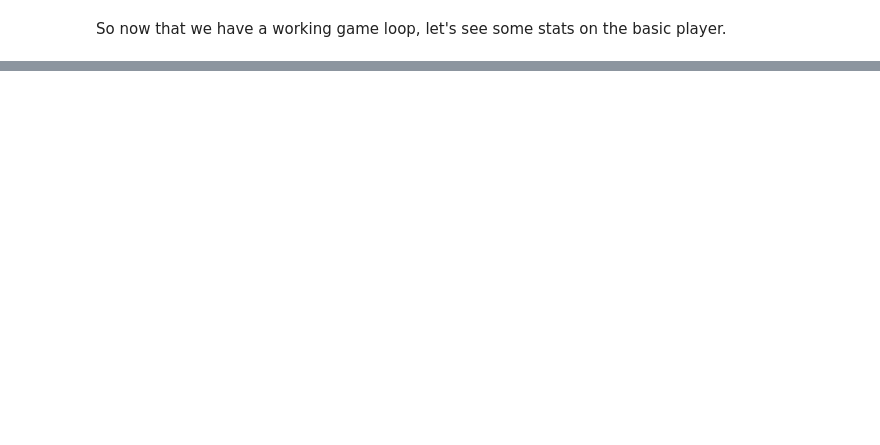
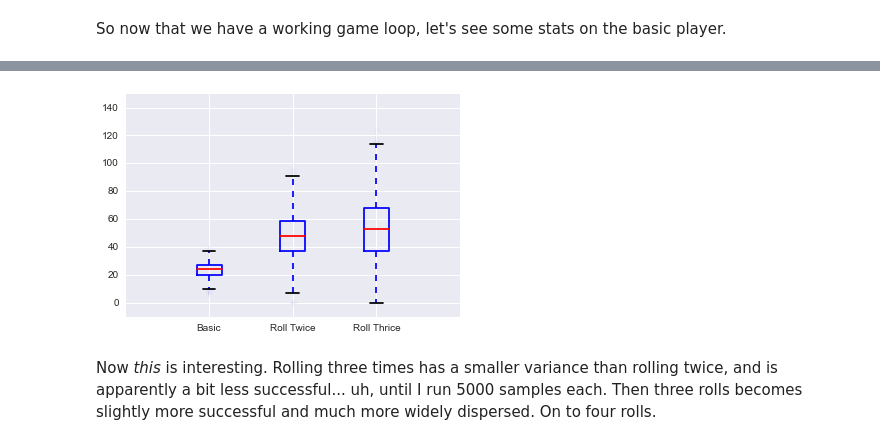
Before and after one commit to gordonfierce/some-pig, a Jupyter notebook: Pig Analysis.ipynb, the cells around one changed output, grey strips where cells are left out. Saved outputs shown, nothing was run; the diff lists cells and outputs as text; code cells hidden in the pictures; blank space fills up the shorter version.

```diff
--- a/Pig Analysis.ipynb
+++ b/Pig Analysis.ipynb
@@ -85,0 +117,25 @@ plt.show()
+# %%
+class HitNTimesPlayer(Player):
+    def __init__(self, hit_number=0, score=0):
+        self.score = score
+        self.hit_number = hit_number
+
+    def hit_or_stand(self, current_sum, num_rolls):
+        if num_rolls < self.hit_number + 2:
+            return "hit"
+        else:
+            return "stand"
+# %%
+roll_thrice_player = HitNTimesPlayer(2)
+roll_thrice_game = Game(roll_thrice_player)
+roll_thrice_results = run_n_trials(roll_thrice_game)
+# %%
+plt.boxplot([basic_player_game_results, hit_once_results, roll_thrice_results])
+ymin, ymax = plt.ylim()
+plt.ylim(ymin - 10, ymax + 10)
+plt.xticks(range(5), ["", "Basic", "Roll Twice", "Roll Thrice", ""])
+plt.show()
+# %% [output]
+[figure, added]
+# %% [markdown]
+Now *this* is interesting. Rolling three times has a smaller variance than rolling twice, and is apparently a bit less successful... uh, until I run 5000 samples each. Then three rolls becomes slightly more successful and much more widely dispersed. On to four rolls.
```
Also changed, not shown: parts of 23 cells of this notebook.
